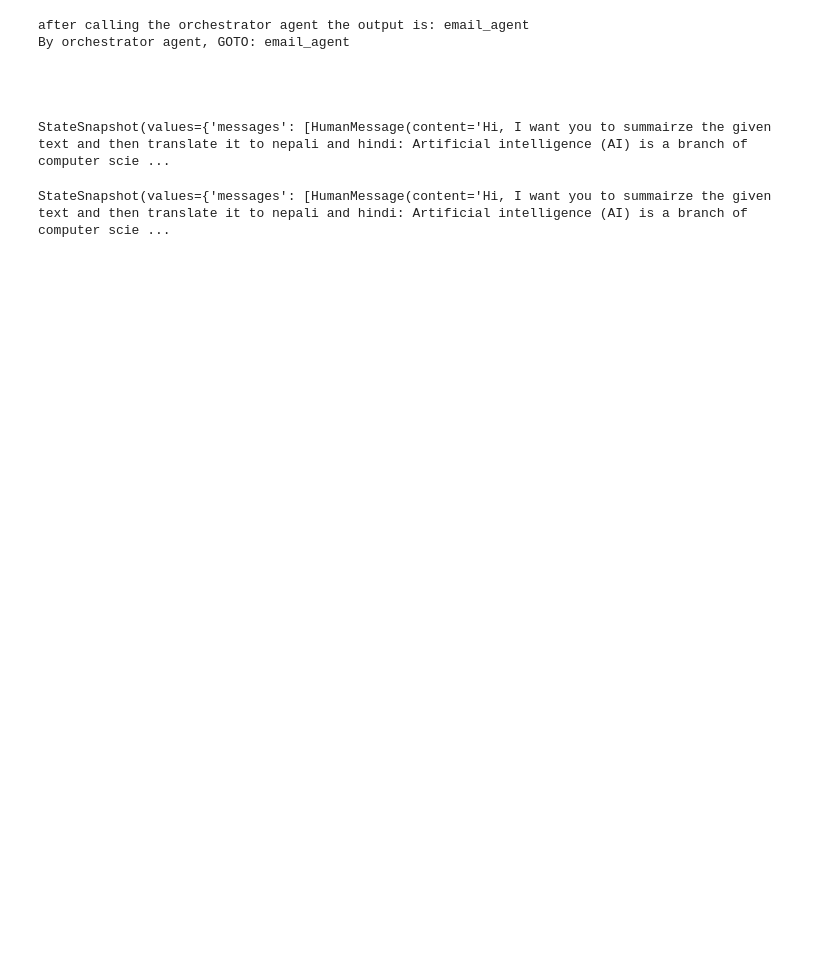
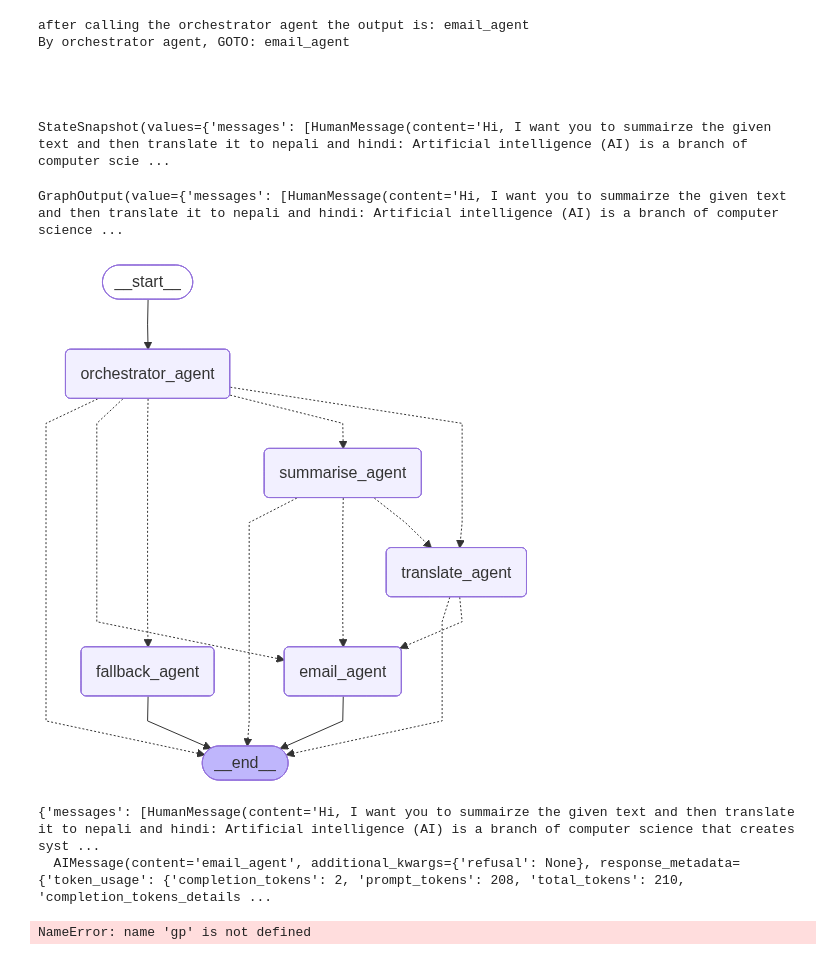
Before and after one commit to AjeetUKPA/MultiAgentOrchestration, a Jupyter notebook: notebooks/langchain copy 2.ipynb, the cells around one changed output. Drawn from its saved outputs; the diff is of its cells as text; code cells hidden in the pictures; blank space fills up the shorter version.

```diff
--- a/notebooks/langchain copy 2.ipynb
+++ b/notebooks/langchain copy 2.ipynb
@@ -399,7 +399,7 @@ result = await gp.run(
             }
         ]
     },
-    session_id="da"
+    session_id="dfas"
 )
 # %% [output]
 after calling the orchestrator agent the output is: email_agent
@@ -409,6 +409,19 @@ By orchestrator agent, GOTO: email_agent
 
 
 StateSnapshot(values={'messages': [HumanMessage(content='Hi, I want you to summairze the given text and then translate it to nepali and hindi: Artificial intelligence (AI) is a branch of computer scie ...
+# %%
+result
+# %% [output]
+GraphOutput(value={'messages': [HumanMessage(content='Hi, I want you to summairze the given text and then translate it to nepali and hindi: Artificial intelligence (AI) is a branch of computer science ...
+# %%
+gp.get_graph()
+# %% [output]
+[figure, added]
+# %%
+result.value
+# %% [output]
+{'messages': [HumanMessage(content='Hi, I want you to summairze the given text and then translate it to nepali and hindi: Artificial intelligence (AI) is a branch of computer science that creates syst ...
+  AIMessage(content='email_agent', additional_kwargs={'refusal': None}, response_metadata={'token_usage': {'completion_tokens': 2, 'prompt_tokens': 208, 'total_tokens': 210, 'completion_tokens_details ...
 # %%
 from langgraph.types import Command
 
@@ -422,10 +435,10 @@ result = await gp.run(
             ]
         }
     ),
-    session_id="da"
+    session_id="das"
 )
 # %% [output]
-StateSnapshot(values={'messages': [HumanMessage(content='Hi, I want you to summairze the given text and then translate it to nepali and hindi: Artificial intelligence (AI) is a branch of computer scie ...
+NameError: name 'gp' is not defined
 # %%
 result.value['messages']
 # %% [output]
```
Also changed, not shown: parts of 1 cell of this notebook, 1 other file.
